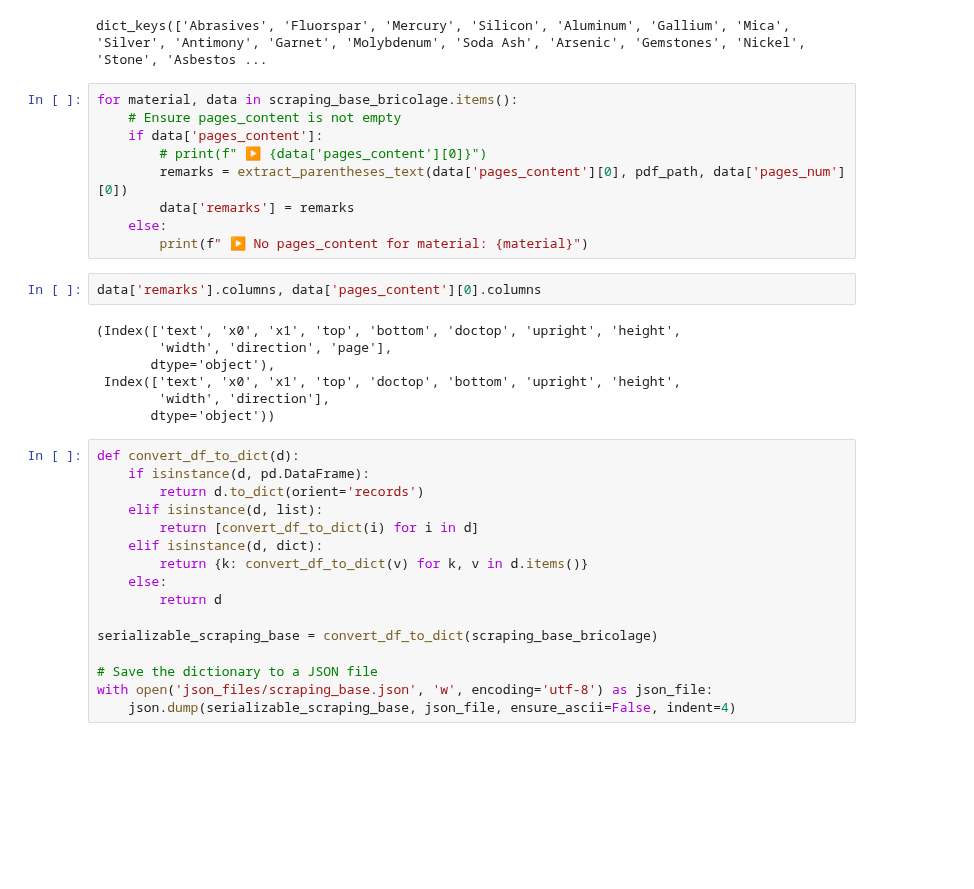
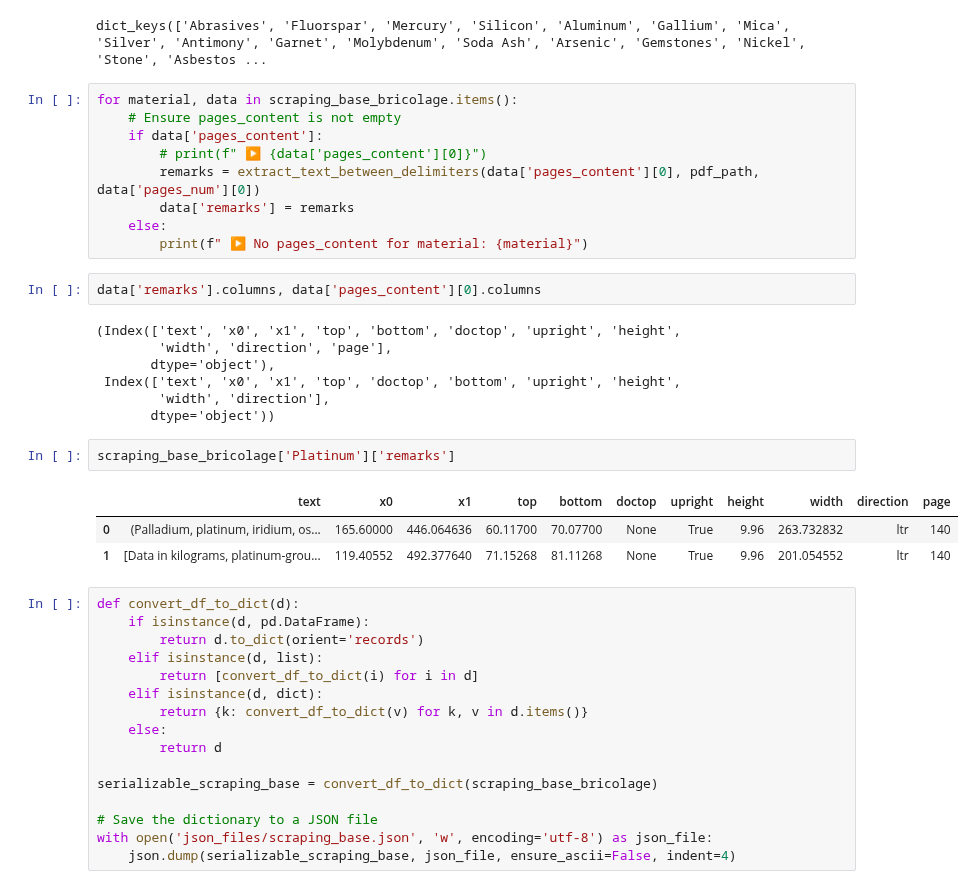
Before and after one commit to Yassmine2020/MaterialRisksSimulation, a Jupyter notebook: test_usgs/main_draft.ipynb, the cells around one changed output. Cells and saved outputs as stored; diff of their text form; blank space fills up the shorter version.

Commit message:
remark extraction + bbo ✅

```diff
--- a/test_usgs/main_draft.ipynb
+++ b/test_usgs/main_draft.ipynb
@@ -700,7 +750,7 @@ for material, data in scraping_base_bricolage.items():
     # Ensure pages_content is not empty
     if data['pages_content']:
         # print(f" ▶️ {data['pages_content'][0]}")
-        remarks = extract_parentheses_text(data['pages_content'][0], pdf_path, data['pages_num'][0])
+        remarks = extract_text_between_delimiters(data['pages_content'][0], pdf_path, data['pages_num'][0])
         data['remarks'] = remarks
     else:
         print(f" ▶️ No pages_content for material: {material}")
@@ -713,6 +763,12 @@ data['remarks'].columns, data['pages_content'][0].columns
  Index(['text', 'x0', 'x1', 'top', 'doctop', 'bottom', 'upright', 'height',
         'width', 'direction'],
        dtype='object'))
+# %%
+scraping_base_bricolage['Platinum']['remarks']
+# %% [output]
+|  | text | x0 | x1 | top | bottom | doctop | upright | height | width | direction | page |
+| 0 | (Palladium, platinum, iridium, os... | 165.60000 | 446.064636 | 60.11700 | 70.07700 | None | True | 9.96 | 263.732832 | ltr | 140 |
+| 1 | [Data in kilograms, platinum-grou... | 119.40552 | 492.377640 | 71.15268 | 81.11268 | None | True | 9.96 | 201.054552 | ltr | 140 |
 # %%
 def convert_df_to_dict(d):
     if isinstance(d, pd.DataFrame):
```
Also changed, not shown: parts of 3 cells of this notebook, 2 other files.
